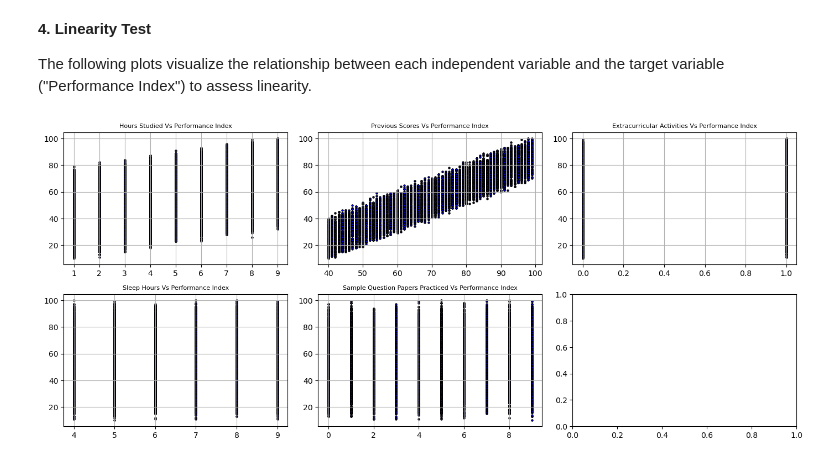
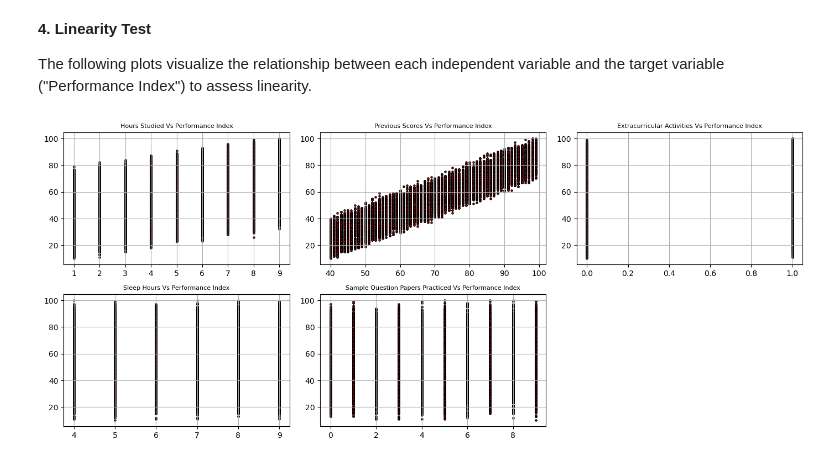
Before and after one commit to Obaze-Samuel/Linear-Regression, a Jupyter notebook: Untitled.ipynb, the cells around one changed output. Drawn from its saved outputs; the diff is of its cells as text; code cells hidden in the pictures.

```diff
--- a/Untitled.ipynb
+++ b/Untitled.ipynb
@@ -49,18 +49,18 @@ The following plots visualize the relationship between each independent variable
 # %%
 fig,axs = plt.subplots(2,3, figsize = (14,6))
 fig.subplots_adjust(hspace = 0.5,wspace = 0.5)
 axs = axs.ravel()
 
 for index, column in enumerate(df.columns):
     if index < 5: # Adjust loop to avoid exceeding the number of subplots
         axs[index].set_title(f"{column} Vs Performance Index", fontsize = 8)  # Reduced fontsize
-        axs[index].scatter(x=df[column],y = df["Performance Index"], color = "blue", edgecolor ="k", s = 5)
+        axs[index].scatter(x=df[column],y = df["Performance Index"], color = "red", edgecolor ="k", s = 5)
         axs[index].grid(True)
 
-if len(df.columns) < 6:
-    fig.delaxes(axs[5])
+
+fig.delaxes(axs[5])
 
 fig.tight_layout(pad=1)
 plt.show()
 # %% [output]
-[figure, old version]
+[figure, new version]
```
Also changed, not shown: parts of 2 cells of this notebook.
